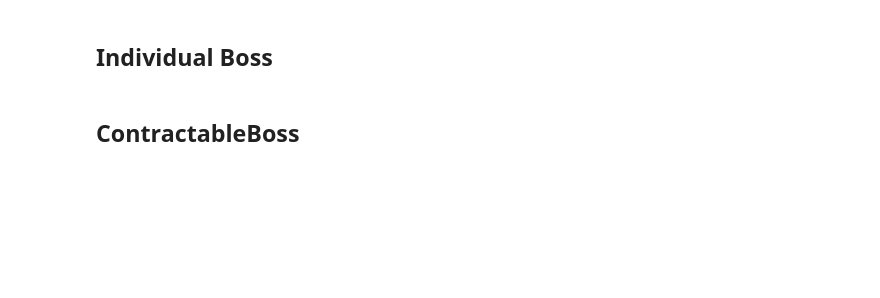
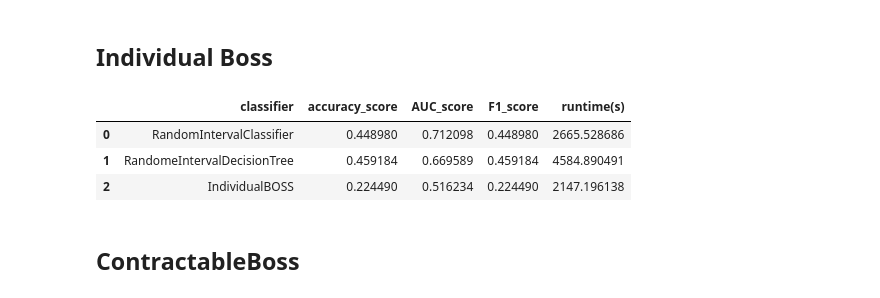
Before and after one commit to erjieyong/Data_Science_Projects, a Jupyter notebook: CogPilot_Challenge/starterCode/respiration_split_pilot.ipynb, the cells around one changed output. Drawn from its saved outputs; the diff is of its cells as text; code cells hidden in the pictures; blank space fills up the shorter version.

```diff
--- a/CogPilot_Challenge/starterCode/respiration_split_pilot.ipynb
+++ b/CogPilot_Challenge/starterCode/respiration_split_pilot.ipynb
@@ -247,11 +181,16 @@ log_result('RandomeIntervalDecisionTree',time_series_tree.classes_, y_test[0], y
 ## Individual Boss
 # %%
 run_model(
-  "IndividualBoss",
-  lambda: IndividualBoss(),
+  "IndividualBOSS",
+  lambda: IndividualBOSS(),
   padding = True,
   fold = 0
   )
+# %% [output]
+|  | classifier | accuracy_score | AUC_score | F1_score | runtime(s) |
+| 0 | RandomIntervalClassifier | 0.448980 | 0.712098 | 0.448980 | 2665.528686 |
+| 1 | RandomeIntervalDecisionTree | 0.459184 | 0.669589 | 0.459184 | 4584.890491 |
+| 2 | IndividualBOSS | 0.224490 | 0.516234 | 0.224490 | 2147.196138 |
 # %% [markdown]
 ## ContractableBoss
 # %%
```
Also changed, not shown: parts of 34 cells of this notebook, 4 other files.
